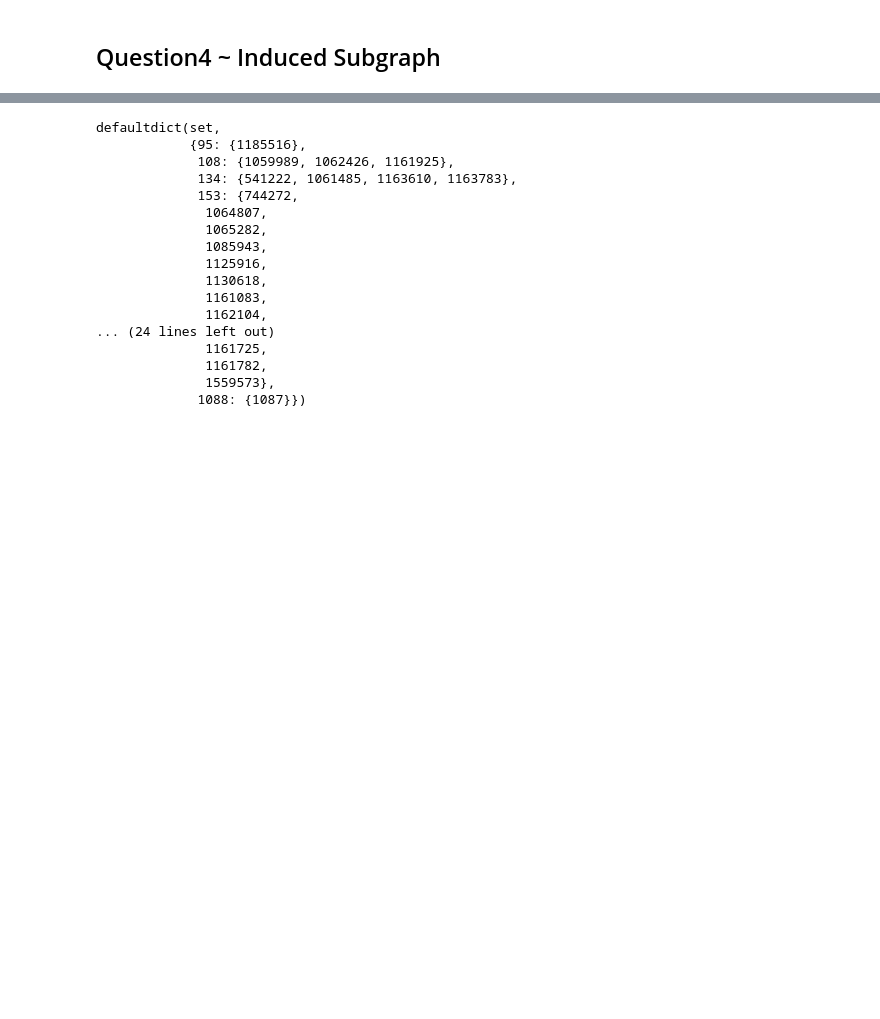
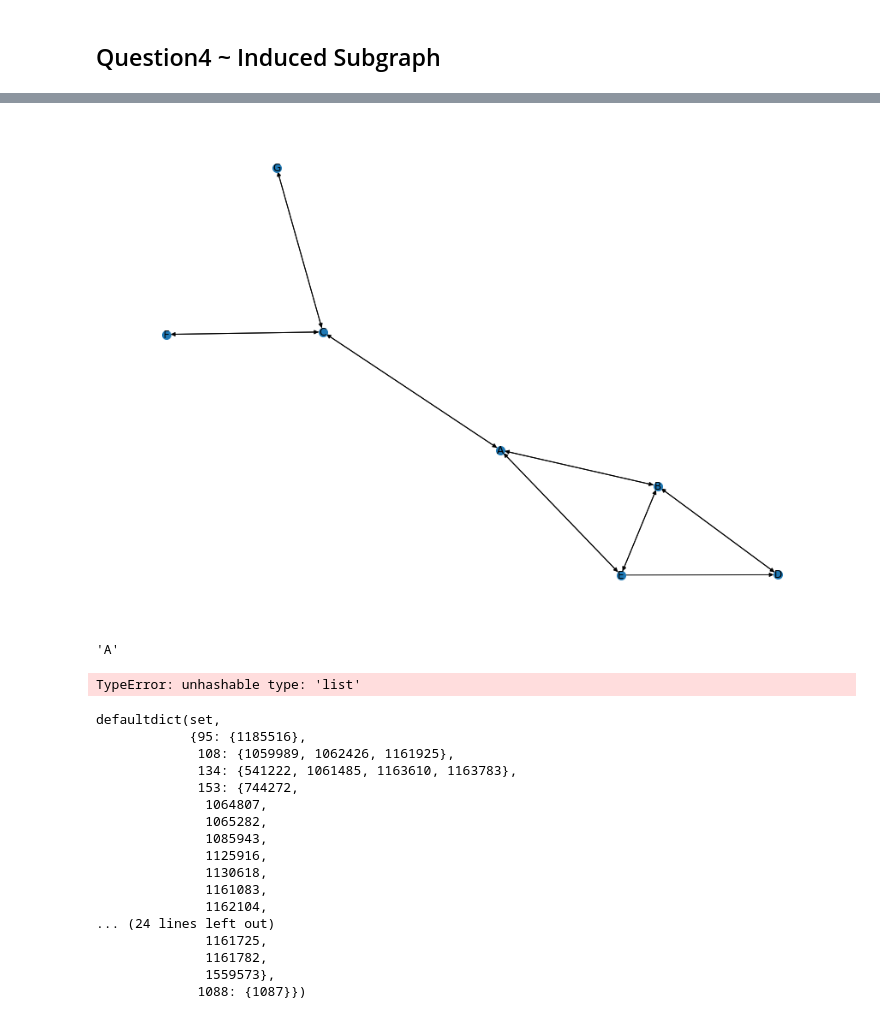
Before and after one commit to JuanMataNaranjo/ADM-HW5, a Jupyter notebook: main.ipynb, the cells around one changed output, grey strips where cells are left out. Cells and saved outputs as stored; diff of their text form; code cells hidden in the pictures; blank space fills up the shorter version.

```diff
--- a/main.ipynb
+++ b/main.ipynb
@@ -88,0 +76,13 @@ random_articles
+# %%
+graph = {'A': ['B', 'C', 'E'],
+         'B': ['A','D', 'E'],
+         'C': ['A', 'F', 'G'],
+         'D': ['B'],
+         'E': ['A', 'B','D'],
+         'F': ['C'],
+         'G': ['C']}
+small_graph.plot_graph(graph)
+# %%
+small_graph.plot_graph(graph)
+# %% [output]
+[figure, added]
@@ -89,3 +109,11 @@ random_articles
+# %%
+queue.popleft()
+# %% [output]
+'A'
+# %%
+bfs(small_graph.edges, 95)
+# %% [output]
+TypeError: unhashable type: 'list'
 # %%
 small_graph.edges
 # %% [output]
```
Also changed, not shown: parts of 35 cells of this notebook, 1 other file.
